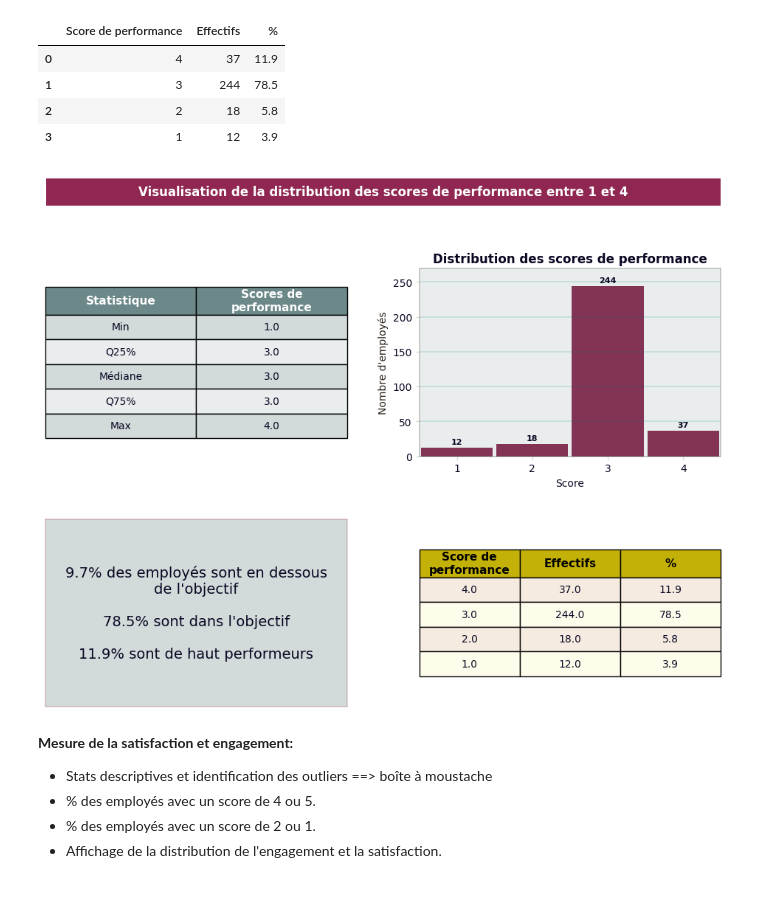
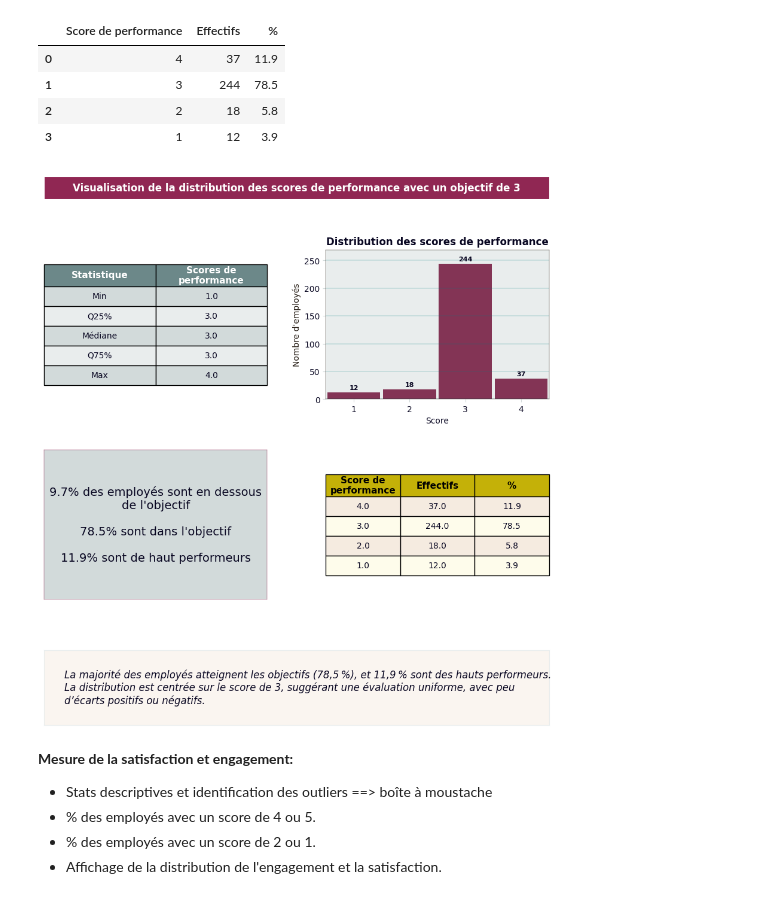
Before and after one commit to Isa31000/Projet-HR-sur-python, a Jupyter notebook: data_processing.ipynb, the cells around one changed output. Saved outputs shown, nothing was run; the diff lists cells and outputs as text; code cells hidden in the pictures.

```diff
--- a/data_processing.ipynb
+++ b/data_processing.ipynb
@@ -241,17 +254,6 @@ tab_perf["%"] = tab_perf["%"].map(lambda x: f"{x:.1f}")
 tab_perf = tab_perf.rename(columns={'PerfScoreID': 'Score de performance', 'n': 'Effectifs'})
 
 
-"""# Personnalisation des styles
-tab_perf = tab_perf.style \
-    .set_table_styles([
-        {'selector': 'thead th', 'props': [('background-color', 'indigo'), ('color', 'white'), ('font-weight', 'bold')]},
-        {'selector': 'thead', 'props': [('text-align', 'center')]},
-        {'selector': 'tr:nth-child(odd)', 'props': [('background-color', 'lavender'), ('color', 'black')]},
-        {'selector': 'tr:nth-child(even)', 'props': [('background-color', 'white'), ('color', 'black')]},
-    ]) \
-    .set_properties(**{'text-align': 'center'})"""
-
-
 tab_perf["%"]=tab_perf["%"].astype(float)
 
 tab_perf
@@ -269,17 +271,18 @@ import textwrap
 
 
 #Visualisation performances
-fig2 = plt.figure(figsize=(10, 8))
+fig2 = plt.figure(figsize=(10, 10))
 
-gs2 = gridspec.GridSpec(nrows=3, ncols=2, height_ratios=[0.15, 1, 1])
+gs2 = gridspec.GridSpec(nrows=4, ncols=2, height_ratios=[0.15, 1, 1, 0.5])
 
 # Créer les subplots
-ax4 = fig2.add_subplot(gs2[0, :])  # Premier subplot en haut
-ax5 = fig2.add_subplot(gs2[1, 0])  # Deuxième subplot en bas à gauche
+ax4 = fig2.add_subplot(gs2[0, :])
+ax5 = fig2.add_subplot(gs2[1, 0])
 ax6 = fig2.add_subplot(gs2[1, 1])
 ax7 = fig2.add_subplot(gs2[2, 0])
 ax8 = fig2.add_subplot(gs2[2, 1])
-#Axe 1 : texte
+ax8b = fig2.add_subplot(gs2[3, :]) # Conclusion
+#-----------------------------------------Axe 1 : Titre--------------------------------------------------------------
 ax4.set_xticks([])
 ax4.set_yticks([])  # On désactive l'axe pour qu'il n'y ait pas de graphique
 for spine in ax4.spines.values():  # Supprime les bordures des subplots
@@ -287,7 +290,7 @@ for spine in ax4.spines.values():  # Supprime les bordures des subplots
 ax4.set_facecolor((144/255,39/255,83/255)) #rose
 ax4.text(0.5, 0.5, #positions x, y
 
-        'Visualisation de la distribution des scores de performance entre 1 et 4',
+        'Visualisation de la distribution des scores de performance avec un objectif de 3',
 
         fontsize=12, #taille
 
@@ -301,7 +304,7 @@ ax4.text(0.5, 0.5, #positions x, y
         )
 
 
-# Axe 2 : Tableau des quartilles
+# --------------------------------------Axe 2 : Tableau des quartilles---------------------------------------------
 ax5.axis('off')
 table = ax5.table(cellText=perf.values, colLabels=perf.columns,
                   loc='center', cellLoc='center',
@@ -330,7 +333,7 @@ for (i, j), cell in table.get_celld().items():
         wrapped_text = textwrap.fill(cell.get_text().get_text(), width=10)  # Ajuster la largeur à tes besoins
         cell.set_text_props(text=wrapped_text, ha='center', va='center')  # Centrer également
 
-# Axe 3 : Bar plot de distribution des scores
+# -----------------------------------------------Axe 3 : Bar plot de distribution des scores----------------------------------
 tab_perf_ascending=tab_perf.sort_values(by='Score de performance',ascending=True)
 barplot_perf=sns.barplot(data=tab_perf_ascending,
                          x='Score de performance',
@@ -360,7 +363,7 @@ barplot_perf.bar_label(barplot_perf.containers[0],
 
 
 
-# Axe 4 : Affichage des % des top et under performers
+# -------------------------------------------Axe 4 : Affichage des % des top et under performers--------------------------------
 ax7.set_xticks([])
 ax7.set_yticks([])  # On désactive l'axe pour qu'il n'y ait pas de graphique
 for spine in ax7.spines.values():  # Supprime les bordures des subplots
@@ -375,7 +378,7 @@ wrapped_haut_performers=textwrap.fill(f'{tab_perf.iloc[0,2]}% sont de haut perfo
 wrapped_text_combined = wrapped_perf_en_dessous + "\n\n" + wrapped_dans_objectif + "\n\n" + wrapped_haut_performers
 ax7.text(0.5, 0.5,wrapped_text_combined, ha='center', va='center', fontsize=14, color=(9/255,7/255,34/255))
 
-#Axe 5 : Tableau de distribution des scores
+#---------------------------------------Axe 5 : Tableau de distribution des scores---------------------------------
 ax8.axis('off')  # axe désactivé
 table = ax8.table(cellText=tab_perf.values, colLabels=tab_perf.columns, loc='center')
 
@@ -384,34 +387,53 @@ table.auto_set_font_size(False)
 table.set_fontsize(10)
 table.scale(1, 2)
 
 # Appliquer des couleurs personnalisées pour les en-têtes
 for (i, j), cell in table.get_celld().items():
     if i == 0:  # En-tête
         cell.set_fontsize(11)
         cell.set_text_props(weight='bold', color='black')
         cell.set_facecolor((196/255,177/255,8/255))
         wrapped_text = textwrap.fill(cell.get_text().get_text(), width=11)  # Ajuster la largeur à tes besoins
         cell.set_text_props(text=wrapped_text, ha='center', va='center')  # Centrer également
         cell.set_height(0.15)
 
     else:  # Corps du tableau
         if i % 2 == 0:  # Lignes paires
             cell.set_facecolor((254/255,252/255,235/255))
         else:  # Lignes impaires
             cell.set_facecolor((245/255,235/255,224/255))
 
         cell.set_text_props(color=(9/255,7/255,34/255))
         # Utilisation de textwrap pour couper le texte
         wrapped_text = textwrap.fill(cell.get_text().get_text(), width=10)  # Ajuster la largeur à tes besoins
         cell.set_text_props(text=wrapped_text, ha='center', va='center')  # Centrer également
 
+#----------------------------------------------Conclusion------------------------------------------------------------------
+ax8b.set_xticks([])
+ax8b.set_yticks([])
+for spine in ax8b.spines.values():
+    spine.set_color((233/255,237/255,237/255))
+wrapped8b = textwrap.fill(f"La majorité des employés atteignent les objectifs (78,5 %), et 11,9 % sont des hauts performeurs. La distribution est centrée sur le score de 3, suggérant une évaluation uniforme, avec peu d’écarts positifs ou négatifs.",
+                          width=97.5)
+ax8b.set_ylim(0,10)
+ax8b.set_xlim(0,10)
+ax8b.set_facecolor((250/255, 245/255, 240/255))
+ax8b.text(0.4,#x
+         5, #y
+         wrapped8b,
+         fontsize=12,
+         color=(9/255,7/255,34/255),  # couleur
+         ha='left',  # alignement horizontal
+         va='center',  # alignement vertical
+         fontstyle='italic')  # style
+
 # Ajuster les espacements
 plt.tight_layout(pad=3)
 
 # Afficher la figure
 plt.show()
 # %% [output]
-[figure, old version]
+[figure, new version]
 # %% [markdown]
 **Mesure de la satisfaction et engagement:**
 * Stats descriptives et identification des outliers ==> boîte à moustache
```
Also changed, not shown: parts of 17 cells of this notebook, 8 other files.
